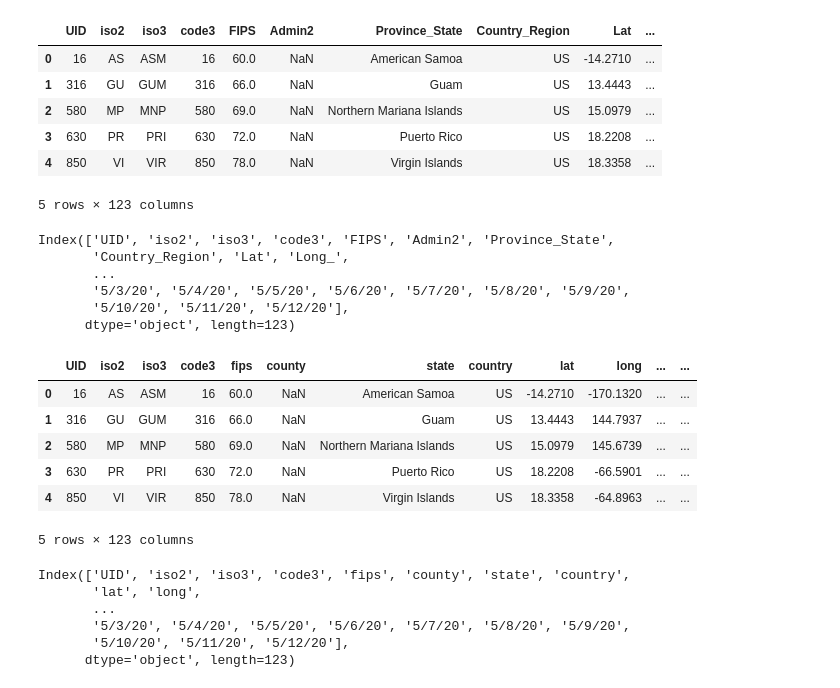
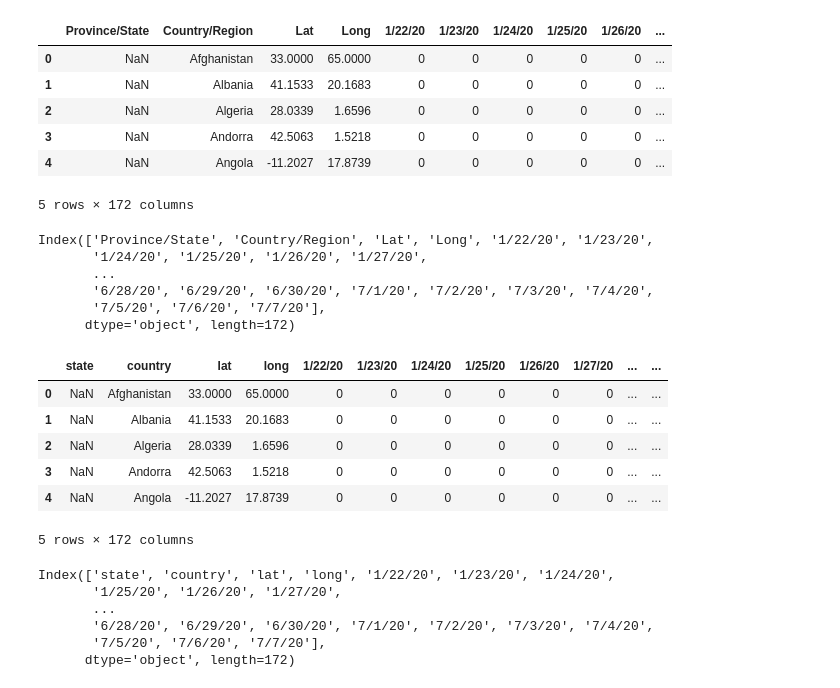
Before and after one commit to JGH85/covid19, a Jupyter notebook: CovidMexicoAnalysis.ipynb, the cells around one changed output. Cells and saved outputs as stored; diff of their text form; code cells hidden in the pictures.

Commit message:
working on mexico data

```diff
--- a/CovidMexicoAnalysis.ipynb
+++ b/CovidMexicoAnalysis.ipynb
@@ -1,48 +1,49 @@
 # %%
 import pandas as pd
 # %%
-url = 'https://raw.githubusercontent.com/CSSEGISandData/COVID-19/master/csse_covid_19_data/csse_covid_19_time_series/time_series_covid19_confirmed_US.csv'
+# url = 'https://raw.githubusercontent.com/CSSEGISandData/COVID-19/master/csse_covid_19_data/csse_covid_19_time_series/time_series_covid19_confirmed_US.csv'
+url = 'https://raw.githubusercontent.com/CSSEGISandData/COVID-19/master/csse_covid_19_data/csse_covid_19_time_series/time_series_covid19_confirmed_global.csv'
 raw_data = pd.read_csv(url)
 # %%
 raw_data.head()
 # %% [output]
-|  | UID | iso2 | iso3 | code3 | FIPS | Admin2 | Province_State | Country_Region | Lat | ... |
-| 0 | 16 | AS | ASM | 16 | 60.0 | NaN | American Samoa | US | -14.2710 | ... |
-| 1 | 316 | GU | GUM | 316 | 66.0 | NaN | Guam | US | 13.4443 | ... |
-| 2 | 580 | MP | MNP | 580 | 69.0 | NaN | Northern Mariana Islands | US | 15.0979 | ... |
-| 3 | 630 | PR | PRI | 630 | 72.0 | NaN | Puerto Rico | US | 18.2208 | ... |
-| 4 | 850 | VI | VIR | 850 | 78.0 | NaN | Virgin Islands | US | 18.3358 | ... |
+|  | Province/State | Country/Region | Lat | Long | 1/22/20 | 1/23/20 | 1/24/20 | 1/25/20 | 1/26/20 | ... |
+| 0 | NaN | Afghanistan | 33.0000 | 65.0000 | 0 | 0 | 0 | 0 | 0 | ... |
+| 1 | NaN | Albania | 41.1533 | 20.1683 | 0 | 0 | 0 | 0 | 0 | ... |
+| 2 | NaN | Algeria | 28.0339 | 1.6596 | 0 | 0 | 0 | 0 | 0 | ... |
+| 3 | NaN | Andorra | 42.5063 | 1.5218 | 0 | 0 | 0 | 0 | 0 | ... |
+| 4 | NaN | Angola | -11.2027 | 17.8739 | 0 | 0 | 0 | 0 | 0 | ... |
-5 rows × 123 columns
+5 rows × 172 columns
 # %%
 raw_data.columns
 # %% [output]
-Index(['UID', 'iso2', 'iso3', 'code3', 'FIPS', 'Admin2', 'Province_State',
-       'Country_Region', 'Lat', 'Long_',
+Index(['Province/State', 'Country/Region', 'Lat', 'Long', '1/22/20', '1/23/20',
+       '1/24/20', '1/25/20', '1/26/20', '1/27/20',
        ...
-       '5/3/20', '5/4/20', '5/5/20', '5/6/20', '5/7/20', '5/8/20', '5/9/20',
-       '5/10/20', '5/11/20', '5/12/20'],
-      dtype='object', length=123)
+       '6/28/20', '6/29/20', '6/30/20', '7/1/20', '7/2/20', '7/3/20', '7/4/20',
+       '7/5/20', '7/6/20', '7/7/20'],
+      dtype='object', length=172)
 # %%
 covid_data = raw_data.rename(
-columns = {'FIPS':'fips', 'Admin2':'county','Province_State':'state', 'Country_Region':'country', 'Lat':'lat', 'Long_':'long'})
+columns = {'Province/State':'state', 'Country/Region':'country', 'Lat':'lat', 'Long':'long'})
 covid_data.head()
 # %% [output]
-|  | UID | iso2 | iso3 | code3 | fips | county | state | country | lat | long | ... | ... |
-| 0 | 16 | AS | ASM | 16 | 60.0 | NaN | American Samoa | US | -14.2710 | -170.1320 | ... | ... |
-| 1 | 316 | GU | GUM | 316 | 66.0 | NaN | Guam | US | 13.4443 | 144.7937 | ... | ... |
-| 2 | 580 | MP | MNP | 580 | 69.0 | NaN | Northern Mariana Islands | US | 15.0979 | 145.6739 | ... | ... |
-| 3 | 630 | PR | PRI | 630 | 72.0 | NaN | Puerto Rico | US | 18.2208 | -66.5901 | ... | ... |
-| 4 | 850 | VI | VIR | 850 | 78.0 | NaN | Virgin Islands | US | 18.3358 | -64.8963 | ... | ... |
+|  | state | country | lat | long | 1/22/20 | 1/23/20 | 1/24/20 | 1/25/20 | 1/26/20 | 1/27/20 | ... | ... |
+| 0 | NaN | Afghanistan | 33.0000 | 65.0000 | 0 | 0 | 0 | 0 | 0 | 0 | ... | ... |
+| 1 | NaN | Albania | 41.1533 | 20.1683 | 0 | 0 | 0 | 0 | 0 | 0 | ... | ... |
+| 2 | NaN | Algeria | 28.0339 | 1.6596 | 0 | 0 | 0 | 0 | 0 | 0 | ... | ... |
+| 3 | NaN | Andorra | 42.5063 | 1.5218 | 0 | 0 | 0 | 0 | 0 | 0 | ... | ... |
+| 4 | NaN | Angola | -11.2027 | 17.8739 | 0 | 0 | 0 | 0 | 0 | 0 | ... | ... |
-5 rows × 123 columns
+5 rows × 172 columns
 # %%
 covid_data.columns
 # %% [output]
-Index(['UID', 'iso2', 'iso3', 'code3', 'fips', 'county', 'state', 'country',
-       'lat', 'long',
+Index(['state', 'country', 'lat', 'long', '1/22/20', '1/23/20', '1/24/20',
+       '1/25/20', '1/26/20', '1/27/20',
        ...
-       '5/3/20', '5/4/20', '5/5/20', '5/6/20', '5/7/20', '5/8/20', '5/9/20',
-       '5/10/20', '5/11/20', '5/12/20'],
-      dtype='object', length=123)
+       '6/28/20', '6/29/20', '6/30/20', '7/1/20', '7/2/20', '7/3/20', '7/4/20',
+       '7/5/20', '7/6/20', '7/7/20'],
+      dtype='object', length=172)
 # %%
 #only keep columns that we want
 # covid_data_select = covid_data[['county', 'state', 'country',
```
Also changed, not shown: parts of 15 cells of this notebook.
